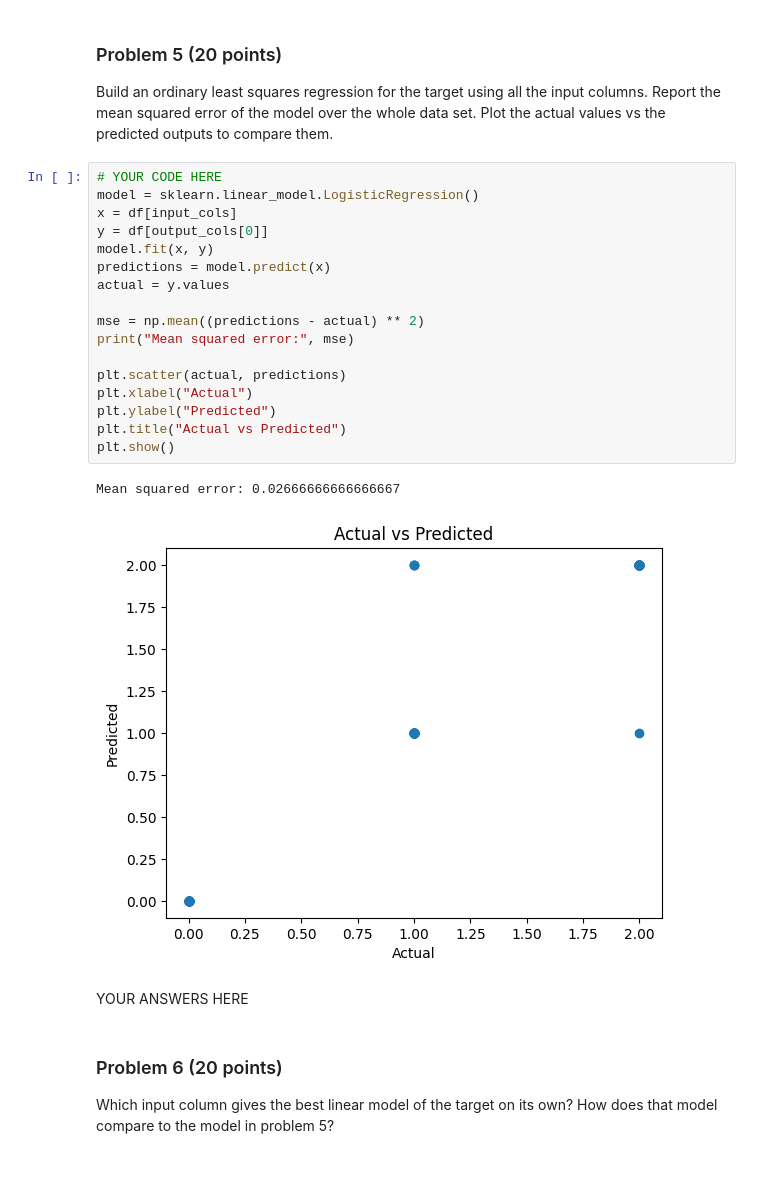
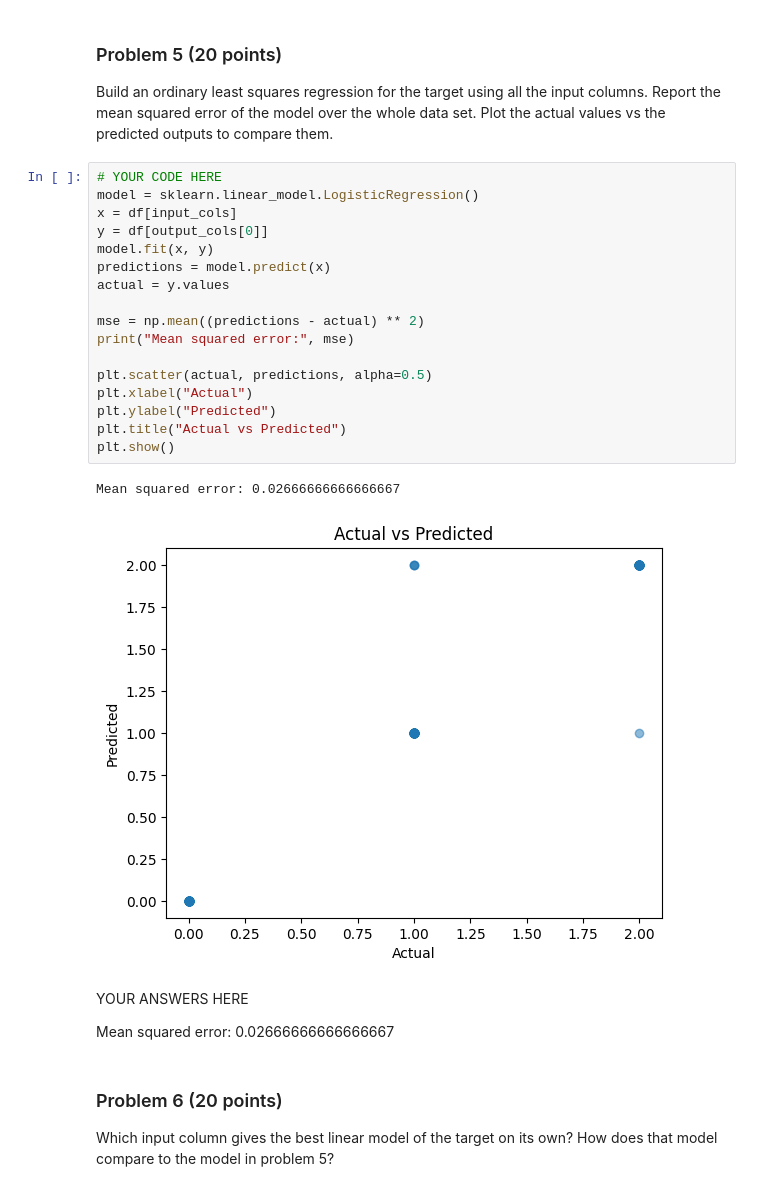
Before and after one commit to bradley-genereux/dx601-final-project, a Jupyter notebook: project.ipynb, the cells around one changed output. Saved outputs shown, nothing was run; the diff lists cells and outputs as text.

```diff
--- a/project.ipynb
+++ b/project.ipynb
@@ -168,25 +175,27 @@ Plot the actual values vs the predicted outputs to compare them.
 # %%
 # YOUR CODE HERE
 model = sklearn.linear_model.LogisticRegression()
 x = df[input_cols]
 y = df[output_cols[0]]
 model.fit(x, y)
 predictions = model.predict(x)
 actual = y.values
 
 mse = np.mean((predictions - actual) ** 2)
 print("Mean squared error:", mse)
 
-plt.scatter(actual, predictions)
+plt.scatter(actual, predictions, alpha=0.5)
 plt.xlabel("Actual")
 plt.ylabel("Predicted")
 plt.title("Actual vs Predicted")
 plt.show()
 # %% [output]
 Mean squared error: 0.02666666666666667
-[figure, old version]
+[figure, new version]
 # %% [markdown]
 YOUR ANSWERS HERE
+
+Mean squared error: 0.02666666666666667
 # %% [markdown]
 ### Problem 6 (20 points)
 
```
Also changed, not shown: parts of 25 cells of this notebook.
